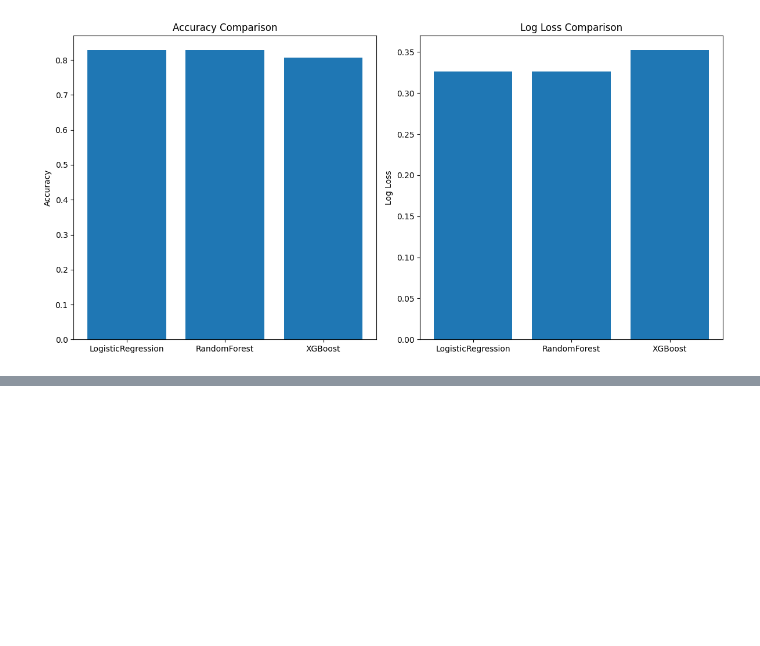
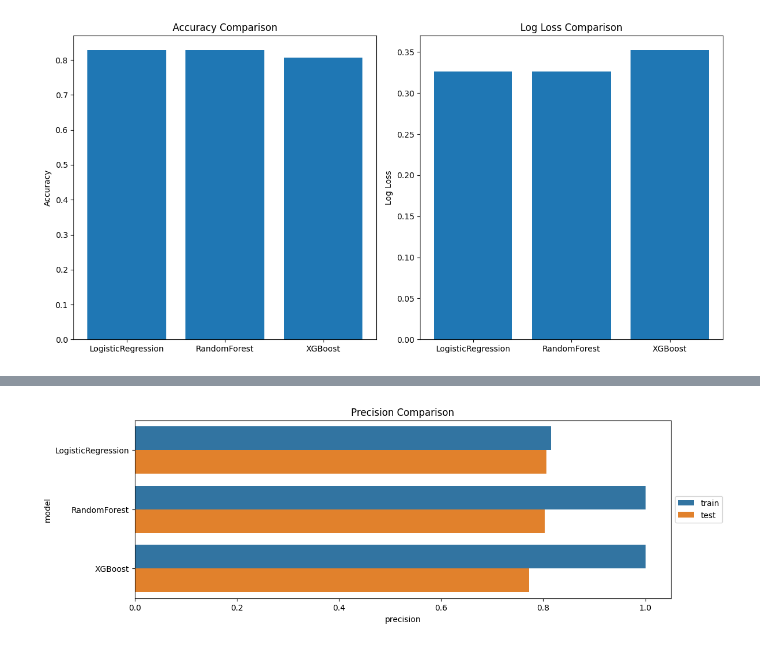
Before and after one commit to DanHerman212/precision_medicine, a Jupyter notebook: code/5_ML_pipelines.ipynb, the cells around one changed output, grey strips where cells are left out. Saved outputs shown, nothing was run; the diff lists cells and outputs as text; code cells hidden in the pictures; blank space fills up the shorter version.

```diff
--- a/code/5_ML_pipelines.ipynb
+++ b/code/5_ML_pipelines.ipynb
@@ -172,2 +173,12 @@ df_reports
 | 4 | macro avg | XGBoost | 1.000000 | 1533.0 | train |
 | 5 | macro avg | XGBoost | 0.772358 | 384.0 | test |
+# %%
+# create barplot with model as y, precision as x, and hue as dataset
+fig, ax = plt.subplots(figsize=(12, 4))
+sns.barplot(x='precision', y='model', hue='dataset', data=df_reports, ax=ax)
+plt.title('Precision Comparison')
+# put the legend out of the plot
+plt.legend(loc='center left', bbox_to_anchor=(1, 0.5))
+plt.show()
+# %% [output]
+[figure, added]
```
Also changed, not shown: parts of 3 cells of this notebook.
